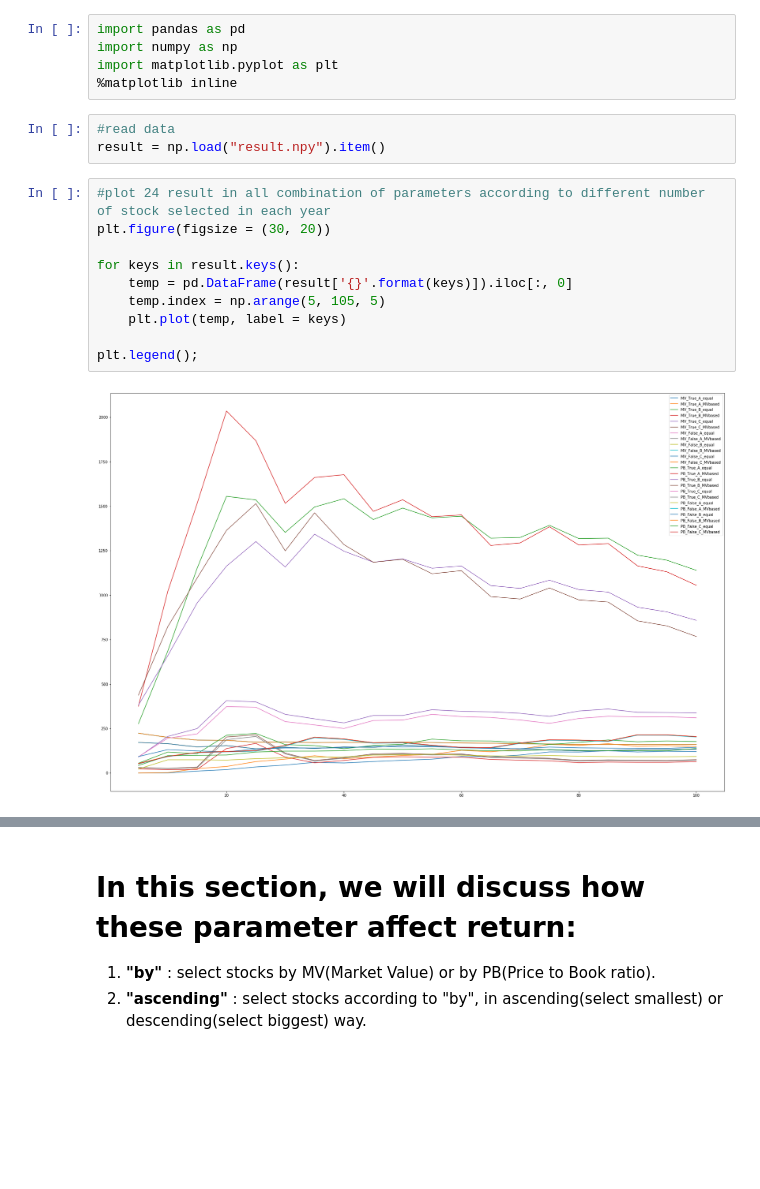
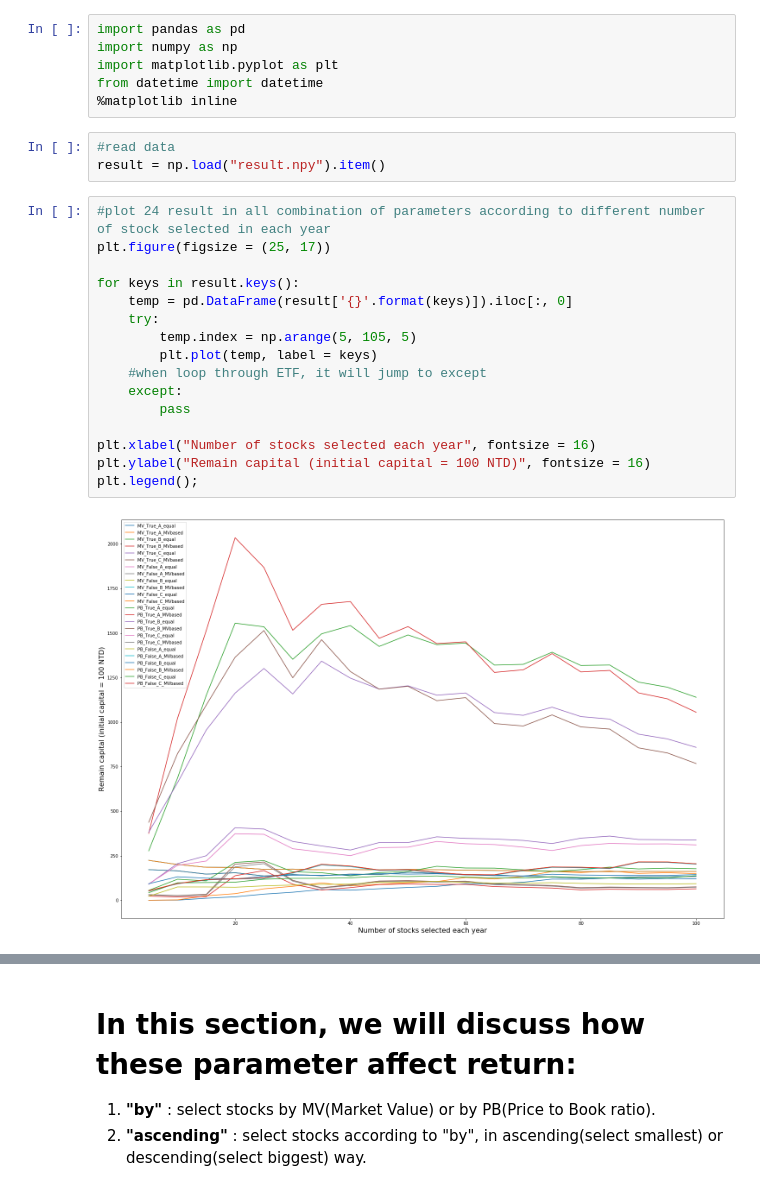
Before and after one commit to Andy-Liu66/2018NSYSU-Security-Analysis-and-Business-Valuation, a Jupyter notebook: Final Report/Analysis.ipynb, the cells around one changed output, grey strips where cells are left out. Saved outputs shown, nothing was run; the diff lists cells and outputs as text; blank space fills up the shorter version.

Commit message:
update plotting function

```diff
--- a/Final Report/Analysis.ipynb
+++ b/Final Report/Analysis.ipynb
@@ -2,21 +2,28 @@
 import pandas as pd
 import numpy as np
 import matplotlib.pyplot as plt
+from datetime import datetime
 %matplotlib inline
 # %%
 #read data
 result = np.load("result.npy").item()
 # %%
 #plot 24 result in all combination of parameters according to different number of stock selected in each year
-plt.figure(figsize = (30, 20))
+plt.figure(figsize = (25, 17))
 
 for keys in result.keys():
     temp = pd.DataFrame(result['{}'.format(keys)]).iloc[:, 0]
-    temp.index = np.arange(5, 105, 5)
-    plt.plot(temp, label = keys)
+    try:
+        temp.index = np.arange(5, 105, 5)
+        plt.plot(temp, label = keys)
+    #when loop through ETF, it will jump to except
+    except:
+        pass
 
+plt.xlabel("Number of stocks selected each year", fontsize = 16)
+plt.ylabel("Remain capital (initial capital = 100 NTD)", fontsize = 16)
 plt.legend();
 # %% [output]
-[figure, old version]
+[figure, new version]
 # %%
 #define function for plotting
```
Also changed, not shown: parts of 4 cells of this notebook.
